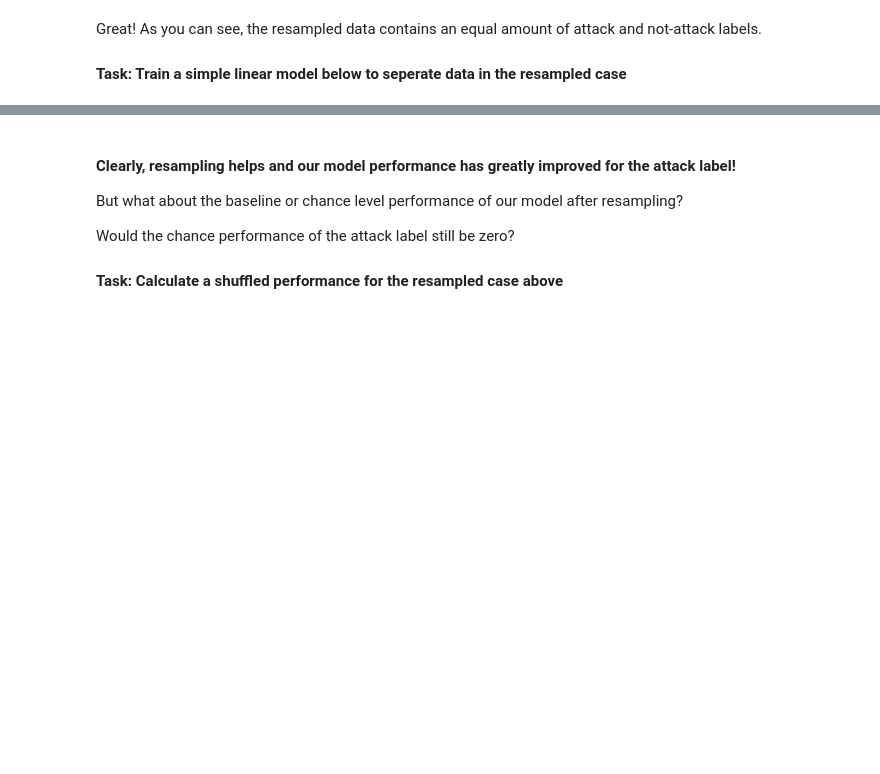
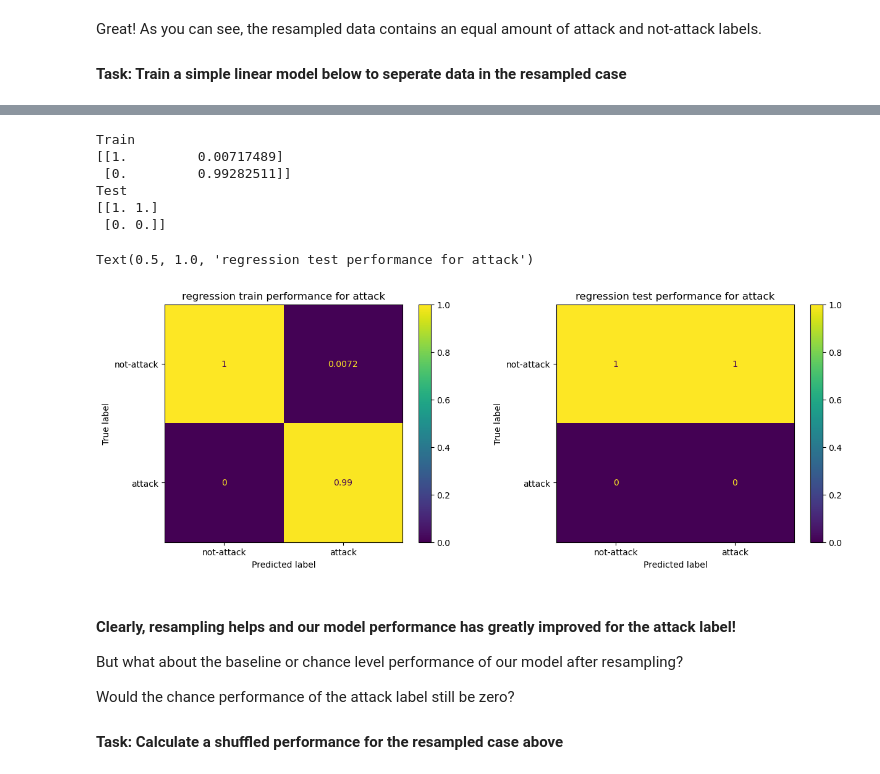
Before and after one commit to GccX11/caltech-neuro, a Jupyter notebook: 07_05_22_day1_overview/code/diy_notebooks/dataset_engineering.ipynb, the cells around one changed output, grey strips where cells are left out. Saved outputs shown, nothing was run; the diff lists cells and outputs as text; code cells hidden in the pictures; blank space fills up the shorter version.

```diff
--- a/07_05_22_day1_overview/code/diy_notebooks/dataset_engineering.ipynb
+++ b/07_05_22_day1_overview/code/diy_notebooks/dataset_engineering.ipynb
@@ -86,3 +220,43 @@ Great! As you can see, the resampled data contains an equal amount of attack and
+# %%
+thresh = 0.4
+
+confmat_train = sklearn.metrics.confusion_matrix(y_train, pred_train > thresh, normalize = "pred")
+# use normalize="pred", don't normalize like the way below
+#confmat_train = confmat_train / np.sum(confmat_train) # sums all by default
+print("Train")
+print(confmat_train)
+
+confmat_test = sklearn.metrics.confusion_matrix(y_test, pred_test > thresh, normalize = "pred")
+#confmat_test = confmat_test / np.sum(confmat_test) # sums all by default
+print("Test")
+print(confmat_test)
+
+disp_train = sklearn.metrics.ConfusionMatrixDisplay(
+    confusion_matrix=confmat_train,
+    display_labels=["not-attack", "attack"])
+
+disp_test = sklearn.metrics.ConfusionMatrixDisplay(
+    confusion_matrix=confmat_test,
+    display_labels=["not-attack", "attack"])
+
+# # Plot performance as confusion matrices
+fig = plt.figure(figsize=(15,5))
+ax1 = plt.subplot(121)
+disp_train.plot(ax = ax1)
+ax1.set_title('regression train performance for attack')
+
+ax2 = plt.subplot(122)
+disp_test.plot(ax = ax2)
+ax2.set_title('regression test performance for attack')
+# %% [output]
+Train
+[[1.         0.00717489]
+ [0.         0.99282511]]
+Test
+[[1. 1.]
+ [0. 0.]]
+Text(0.5, 1.0, 'regression test performance for attack')
+[figure, added]
 # %% [markdown]
 #### Clearly, resampling helps and our model performance has greatly improved for the attack label!
 
```
Also changed, not shown: parts of 34 cells of this notebook, 1 other file.
